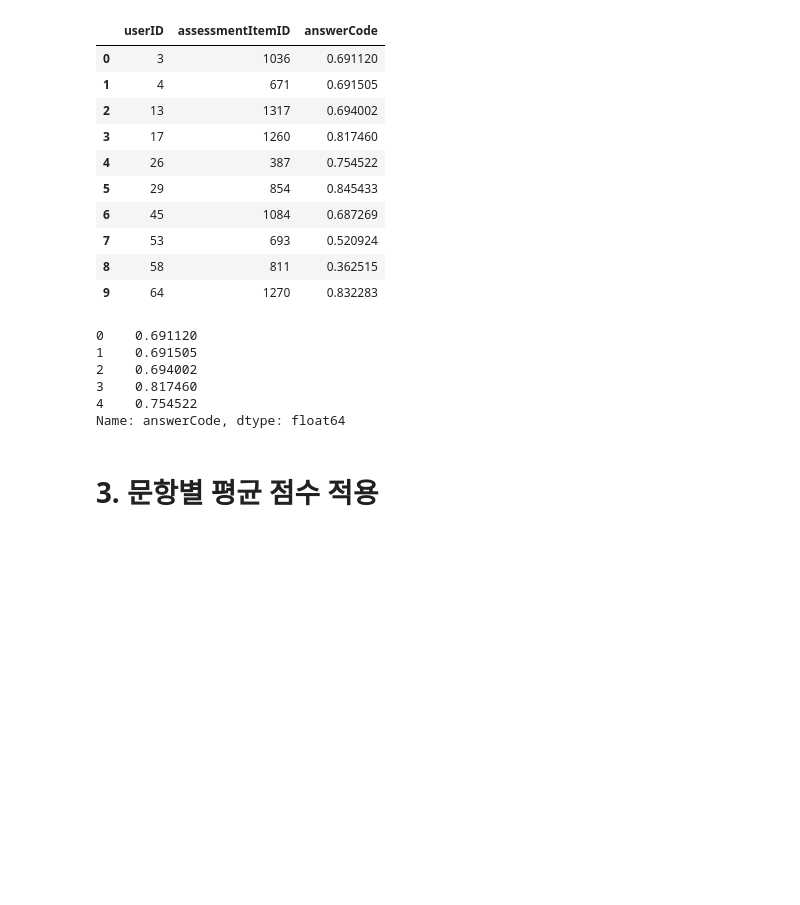
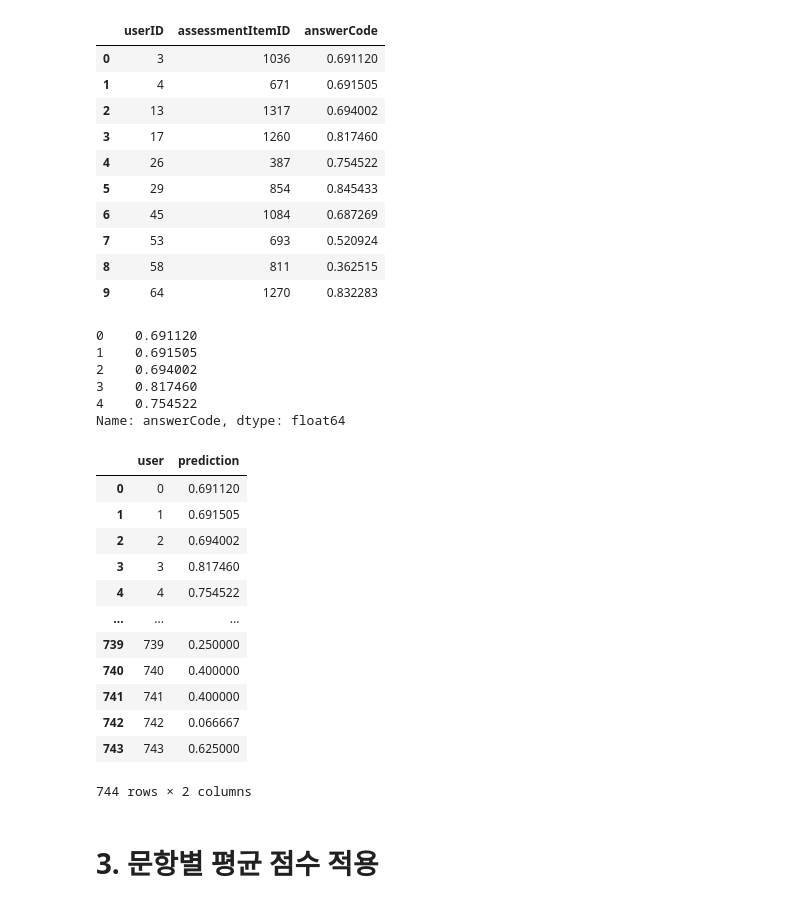
Before and after one commit to boostcampaitech4lv23recsys1/level2_dkt_recsys-level2-recsys-04, a Jupyter notebook: Sun_EDA/rule_based.ipynb, the cells around one changed output. Saved outputs shown, nothing was run; the diff lists cells and outputs as text; code cells hidden in the pictures; blank space fills up the shorter version.

```diff
--- a/Sun_EDA/rule_based.ipynb
+++ b/Sun_EDA/rule_based.ipynb
@@ -98,4 +86,29 @@ userRB.head()
 3    0.817460
 4    0.754522
 Name: answerCode, dtype: float64
+# %%
+userRB.columns = ['prediction']
+# %%
+user = list(range(len(userRB)))
+user = pd.DataFrame(user,columns=['user'])
+
+submission = pd.concat([user,userRB],axis=1)
+# %%
+submission.columns = ['user', 'prediction']
+# %%
+submission
+# %% [output]
+|  | user | prediction |
+| 0 | 0 | 0.691120 |
+| 1 | 1 | 0.691505 |
+| 2 | 2 | 0.694002 |
+| 3 | 3 | 0.817460 |
+| 4 | 4 | 0.754522 |
+| ... | ... | ... |
+| 739 | 739 | 0.250000 |
+| 740 | 740 | 0.400000 |
+| 741 | 741 | 0.400000 |
+| 742 | 742 | 0.066667 |
+| 743 | 743 | 0.625000 |
+744 rows × 2 columns
 # %%
```
Also changed, not shown: parts of 10 cells of this notebook, 3 other files.
